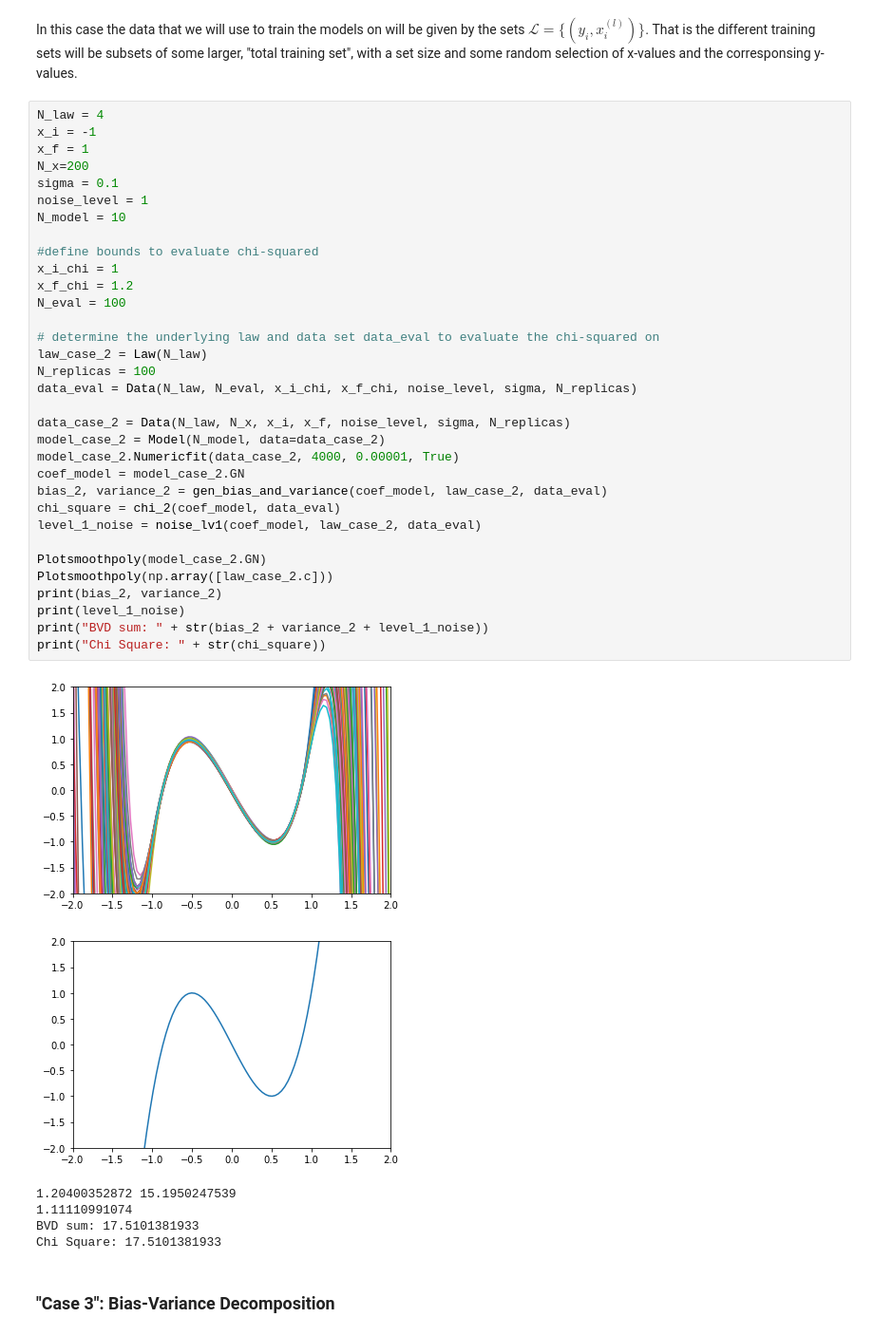
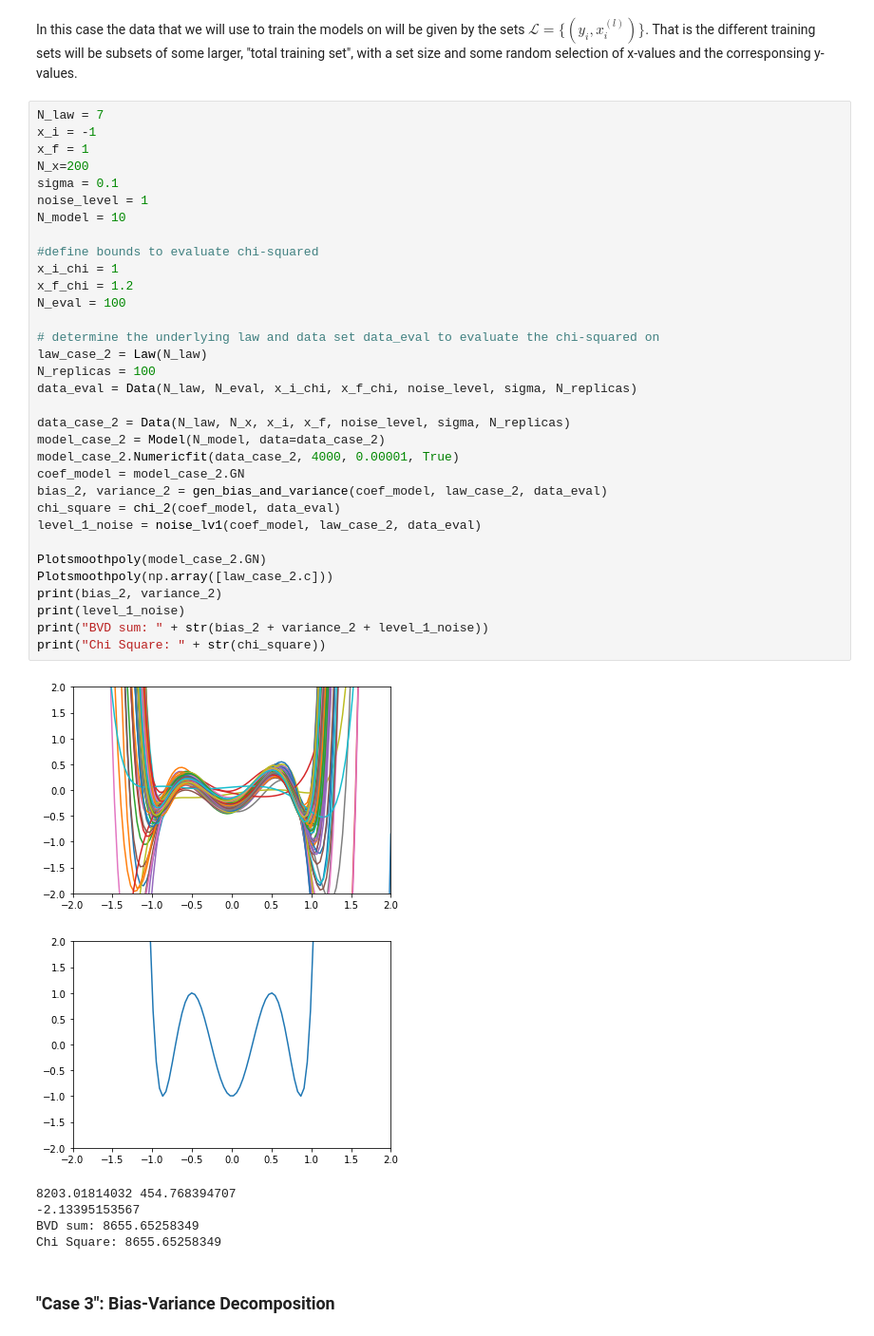
Before and after one commit to clueless-physicist/toy_model_notebook, a Jupyter notebook: new_structure_toy_model.ipynb, the cells around one changed output. Shown: that part at 95% size. Drawn from its saved outputs; the diff is of its cells as text.

```diff
--- a/new_structure_toy_model.ipynb
+++ b/new_structure_toy_model.ipynb
@@ -381,45 +381,45 @@ Chi Square: 13.8613400165
 # %% [markdown]
 In this case the data that we will use to train the models on will be given by the sets $\mathcal{L} = \{(y_i, x_i^{(l)})\}.$ That is the different training sets will be subsets of some larger, "total training set", with a set size and some random selection of x-values and the corresponsing y-values.
 # %%
-N_law = 4
+N_law = 7
 x_i = -1
 x_f = 1
 N_x=200
 sigma = 0.1
 noise_level = 1
 N_model = 10
 
 #define bounds to evaluate chi-squared
 x_i_chi = 1
 x_f_chi = 1.2
 N_eval = 100
 
 # determine the underlying law and data set data_eval to evaluate the chi-squared on
 law_case_2 = Law(N_law)
 N_replicas = 100
 data_eval = Data(N_law, N_eval, x_i_chi, x_f_chi, noise_level, sigma, N_replicas)
 
 data_case_2 = Data(N_law, N_x, x_i, x_f, noise_level, sigma, N_replicas)
 model_case_2 = Model(N_model, data=data_case_2)
 model_case_2.Numericfit(data_case_2, 4000, 0.00001, True)
 coef_model = model_case_2.GN
 bias_2, variance_2 = gen_bias_and_variance(coef_model, law_case_2, data_eval)
 chi_square = chi_2(coef_model, data_eval)
 level_1_noise = noise_lv1(coef_model, law_case_2, data_eval)
 
 Plotsmoothpoly(model_case_2.GN)
 Plotsmoothpoly(np.array([law_case_2.c]))
 print(bias_2, variance_2)
 print(level_1_noise)
 print("BVD sum: " + str(bias_2 + variance_2 + level_1_noise))
 print("Chi Square: " + str(chi_square))
 # %% [output]
-[figure, old version]
+[figure, new version]
-[figure, old version]
+[figure, new version]
-1.20400352872 15.1950247539
-1.11110991074
-BVD sum: 17.5101381933
-Chi Square: 17.5101381933
+8203.01814032 454.768394707
+-2.13395153567
+BVD sum: 8655.65258349
+Chi Square: 8655.65258349
 # %% [markdown]
 ### "Case 3": Bias-Variance Decomposition
 # %% [markdown]
```
Also changed, not shown: parts of 8 cells of this notebook.
